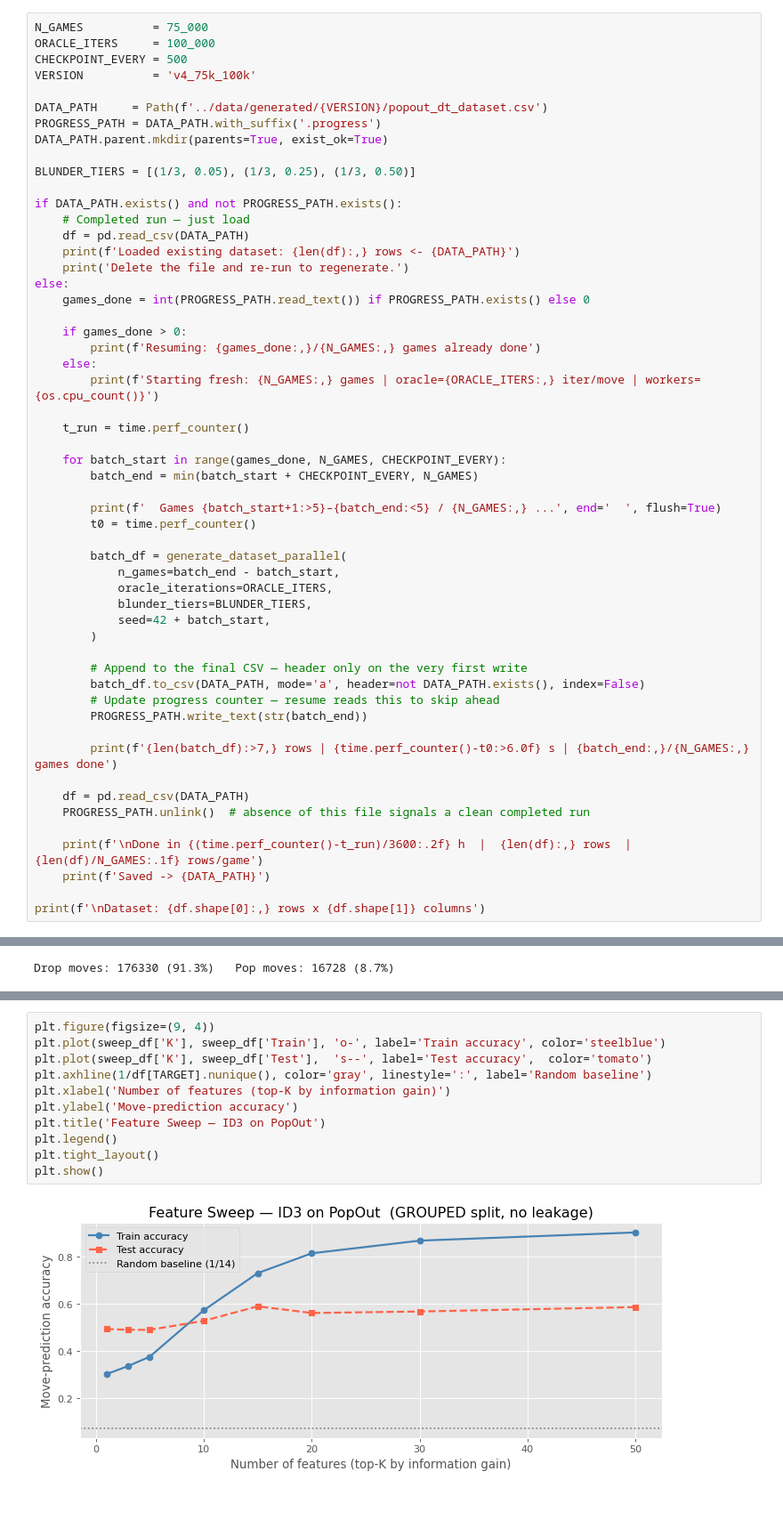
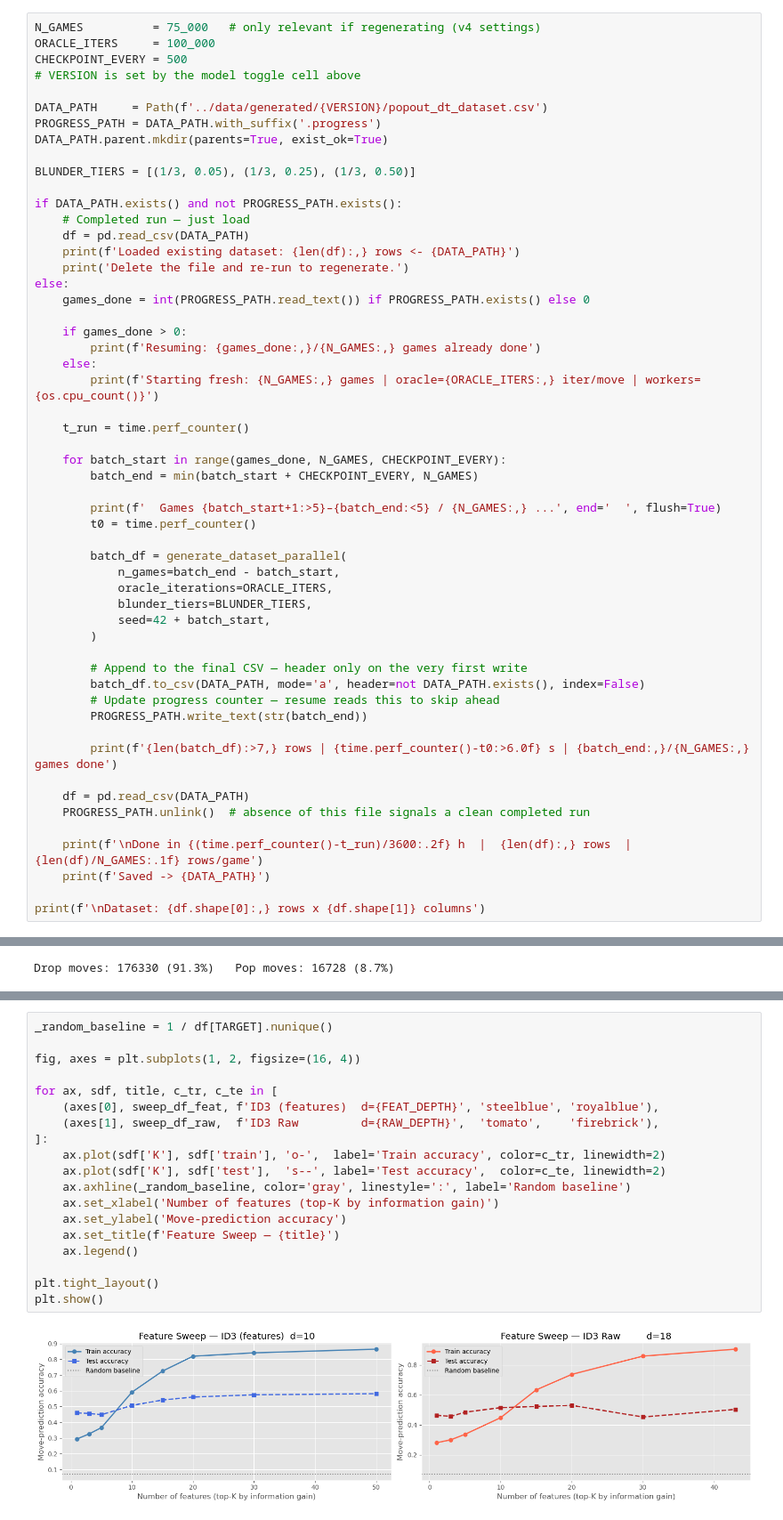
Before and after one commit to Difl4/popout-ai, a Jupyter notebook: notebooks/PopOut_Decision_Tree_Pipeline.ipynb, the cells around one changed output, grey strips where cells are left out. Shown at 89% size. Cells and saved outputs as stored; diff of their text form.

```diff
--- a/notebooks/PopOut_Decision_Tree_Pipeline.ipynb
+++ b/notebooks/PopOut_Decision_Tree_Pipeline.ipynb
@@ -69,8 +173,8 @@ interrupted, re-running this cell automatically resumes from the last checkpoint
 # %%
-N_GAMES          = 75_000
+N_GAMES          = 75_000   # only relevant if regenerating (v4 settings)
 ORACLE_ITERS     = 100_000
 CHECKPOINT_EVERY = 500
-VERSION          = 'v4_75k_100k'
+# VERSION is set by the model toggle cell above
 
 DATA_PATH     = Path(f'../data/generated/{VERSION}/popout_dt_dataset.csv')
 PROGRESS_PATH = DATA_PATH.with_suffix('.progress')
@@ -430,14 +697,22 @@ K= 50  train=0.902  test=0.585
 # %%
-plt.figure(figsize=(9, 4))
-plt.plot(sweep_df['K'], sweep_df['Train'], 'o-', label='Train accuracy', color='steelblue')
-plt.plot(sweep_df['K'], sweep_df['Test'],  's--', label='Test accuracy',  color='tomato')
-plt.axhline(1/df[TARGET].nunique(), color='gray', linestyle=':', label='Random baseline')
-plt.xlabel('Number of features (top-K by information gain)')
-plt.ylabel('Move-prediction accuracy')
-plt.title('Feature Sweep — ID3 on PopOut')
-plt.legend()
+_random_baseline = 1 / df[TARGET].nunique()
+
+fig, axes = plt.subplots(1, 2, figsize=(16, 4))
+
+for ax, sdf, title, c_tr, c_te in [
+    (axes[0], sweep_df_feat, f'ID3 (features)  d={FEAT_DEPTH}', 'steelblue', 'royalblue'),
+    (axes[1], sweep_df_raw,  f'ID3 Raw         d={RAW_DEPTH}',  'tomato',    'firebrick'),
+]:
+    ax.plot(sdf['K'], sdf['train'], 'o-',  label='Train accuracy', color=c_tr, linewidth=2)
+    ax.plot(sdf['K'], sdf['test'],  's--', label='Test accuracy',  color=c_te, linewidth=2)
+    ax.axhline(_random_baseline, color='gray', linestyle=':', label='Random baseline')
+    ax.set_xlabel('Number of features (top-K by information gain)')
+    ax.set_ylabel('Move-prediction accuracy')
+    ax.set_title(f'Feature Sweep — {title}')
+    ax.legend()
+
 plt.tight_layout()
 plt.show()
 # %% [output]
-[figure, old version]
+[figure, new version]
 # %% [markdown]
```
Also changed, not shown: parts of 23 cells of this notebook, 19 other files.
